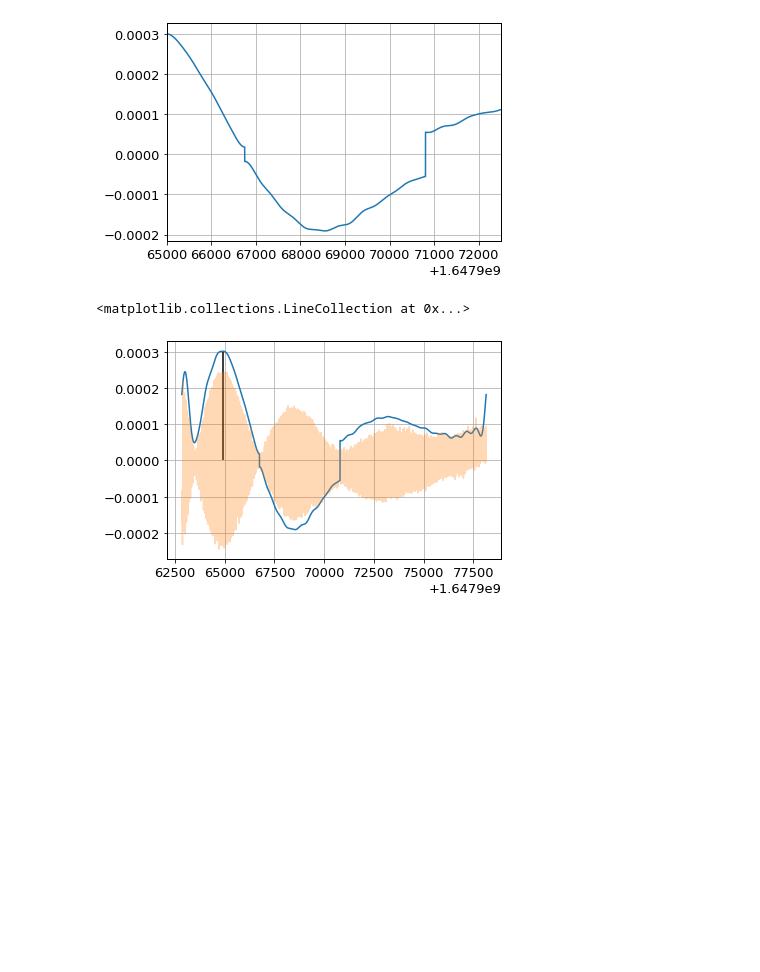
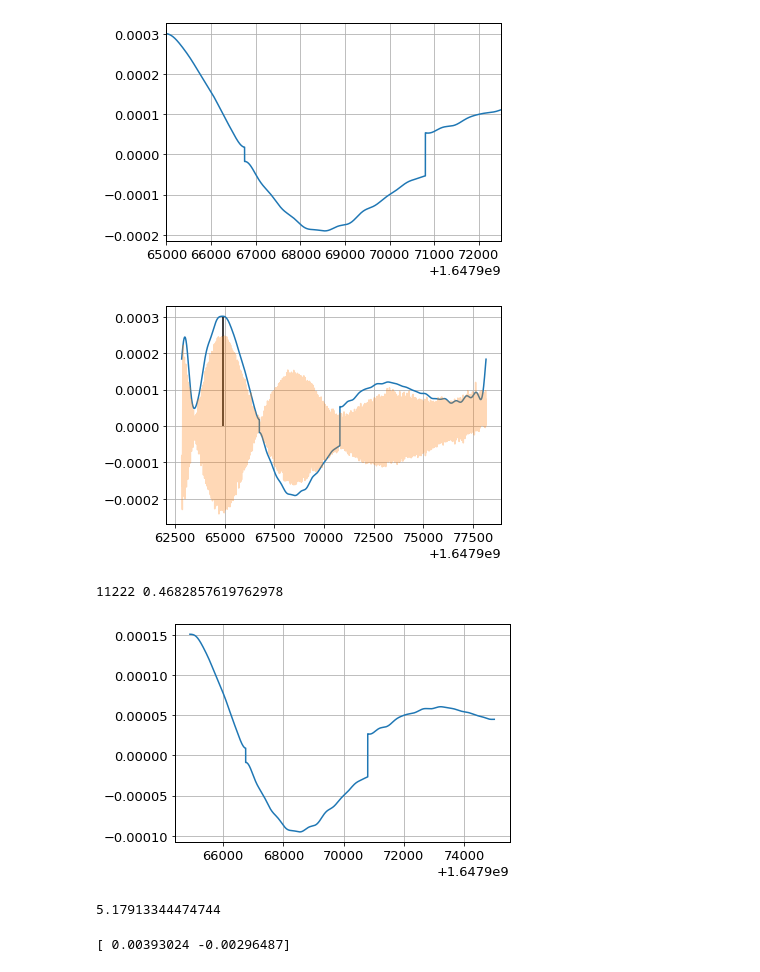
Before and after one commit to James11222/radiolab_repo, a Jupyter notebook: lab3/Emily/lab3.ipynb, the cells around one changed output. Cells and saved outputs as stored; diff of their text form; code cells hidden in the pictures; blank space fills up the shorter version.

Commit message:
updated bessel fit

```diff
--- a/lab3/Emily/lab3.ipynb
+++ b/lab3/Emily/lab3.ipynb
@@ -221,11 +215,22 @@ plt.xlim(65000+1.6479e9, 72500+1.6479e9)
 [figure]
 # %%
 plt.plot(sun_times[:20000], 2*centered_abs_filtered[:20000])
-plt.plot(sun_times[:20000], (sun_data - np.median(sun_data))[:20000], alpha=0.3)
+plt.plot(sun_times[:20000], (sun_data - np.average(sun_data))[:20000], alpha=0.3)
 plt.vlines(64900+1.6479e9, 0, 0.0003)
+sun_data = sun_data[np.where(sun_times < 75000+1.6479e9)]
+centered_abs_filtered = centered_abs_filtered[np.where(sun_times < 75000+1.6479e9)]
+sun_times = sun_times[np.where(sun_times < 75000+1.6479e9)]
+sun_data = sun_data[np.where(sun_times > 64900+1.6479e9)]
+centered_abs_filtered = centered_abs_filtered[np.where(sun_times > 64900+1.6479e9)]
+sun_times = sun_times[np.where(sun_times > 64900+1.6479e9)]
 # %% [output]
-<matplotlib.collections.LineCollection at 0x...>
 [figure]
+# %%
+plt.plot(sun_times, centered_abs_filtered)
+print(len(sun_times), len(sun_times)/23964)
+# %% [output]
+11222 0.4682857619762978
+[figure, added]
 # %%
 def bessel(ha, thetaR, A):
     delta = 0
@@ -236,9 +242,24 @@ def bessel(ha, thetaR, A):
 # %%
-jds=ugradio.timing.julian_date(sun_data[0])
+val = con.c / (10.5e9 * u.Hz)
+λ = val.to(u.m).value
+# print("lambda", λ)
+
+L, long, alt_nch = ugradio.nch.lat, ugradio.nch.lon, ugradio.nch.alt
+
+jds=ugradio.timing.julian_date(sun_times)
 alpha,delta =ugradio.coord.sunpos(jds[0])
 delta=(np.pi/180)*delta
 LSTs = ugradio.timing.lst(jds,lon=long)
 hs = LSTs - alpha*(np.pi/180)
-ha = np.linspace(-74.18,(-74.18+15*6),len(jds))*(np.pi/180)
+# print(len(hs))
+ha = np.linspace(hs[0],(hs[0]+(15*6*0.4682857619762978)*(np.pi/180)),len(jds))
+print(ha[1])
 
-pars, cov = scipy.optimize.curve_fit(bessel, ha, )
+p0 = [0.0046, 0.5]
+pars, cov = scipy.optimize.curve_fit(bessel, ha, centered_abs_filtered, p0)
+# %% [output]
+5.17913344474744
+# %%
+print(pars)
+# %% [output]
+[ 0.00393024 -0.00296487]
```
Also changed, not shown: parts of 16 cells of this notebook.
